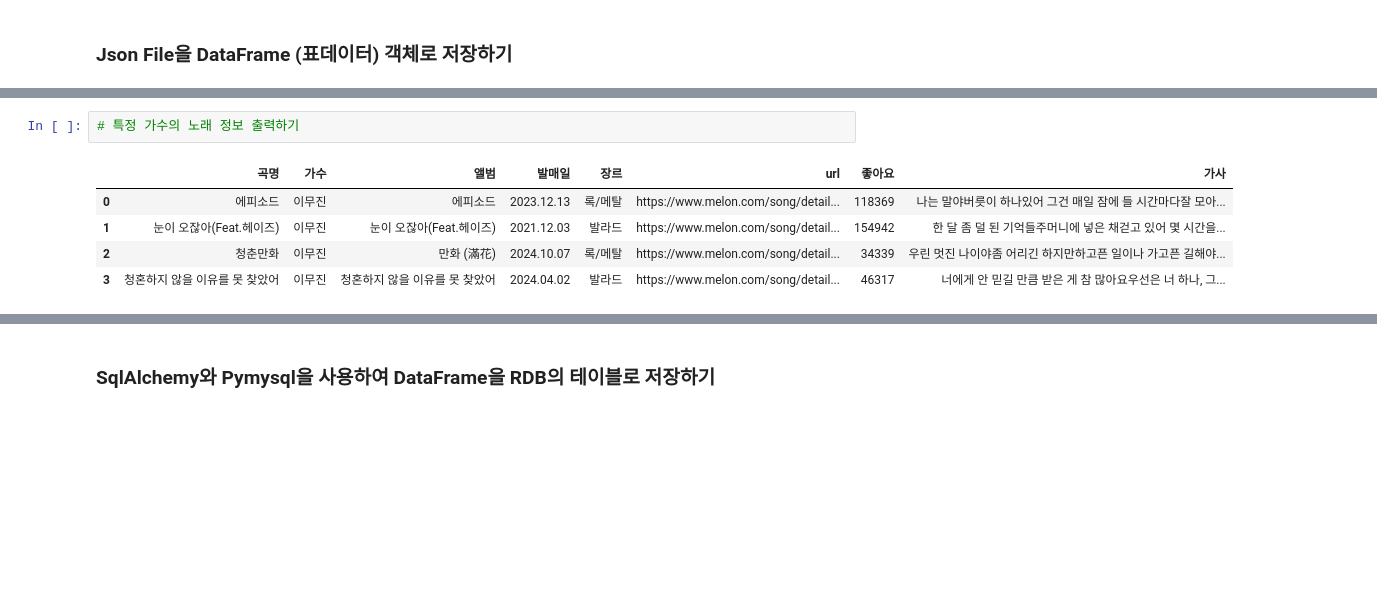
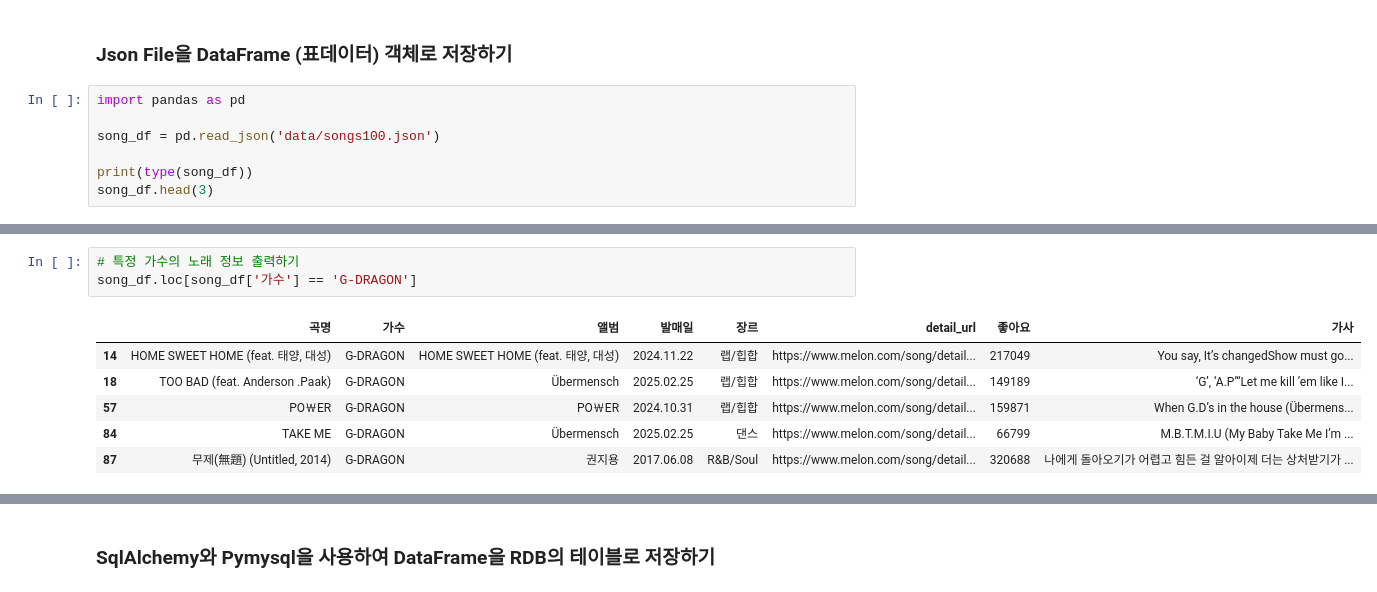
Before and after one commit to HyunGeunK/Python_WebScraping_Analysis, a Jupyter notebook: 04.Melon100차트_데이터파싱_DB저장.ipynb, the cells around one changed output, grey strips where cells are left out. Saved outputs shown, nothing was run; the diff lists cells and outputs as text; blank space fills up the shorter version.

```diff
--- a/04.Melon100차트_데이터파싱_DB저장.ipynb
+++ b/04.Melon100차트_데이터파싱_DB저장.ipynb
@@ -62,2 +250,9 @@ headers = {
 # %% [markdown]
 ### Json File을 DataFrame (표데이터) 객체로 저장하기
+# %%
+import pandas as pd
+
+song_df = pd.read_json('data/songs100.json')
+
+print(type(song_df))
+song_df.head(3)
@@ -90,8 +318,10 @@ Name: count, dtype: int64
 # %%
 # 특정 가수의 노래 정보 출력하기
+song_df.loc[song_df['가수'] == 'G-DRAGON']
 # %% [output]
-|  | 곡명 | 가수 | 앨범 | 발매일 | 장르 | url | 좋아요 | 가사 |
-| 0 | 에피소드 | 이무진 | 에피소드 | 2023.12.13 | 록/메탈 | https://www.melon.com/song/detail... | 118369 | 나는 말야버릇이 하나있어 그건 매일 잠에 들 시간마다잘 모아... |
-| 1 | 눈이 오잖아(Feat.헤이즈) | 이무진 | 눈이 오잖아(Feat.헤이즈) | 2021.12.03 | 발라드 | https://www.melon.com/song/detail... | 154942 | 한 달 좀 덜 된 기억들주머니에 넣은 채걷고 있어 몇 시간을... |
-| 2 | 청춘만화 | 이무진 | 만화 (滿花) | 2024.10.07 | 록/메탈 | https://www.melon.com/song/detail... | 34339 | 우린 멋진 나이야좀 어리긴 하지만하고픈 일이나 가고픈 길해야... |
-| 3 | 청혼하지 않을 이유를 못 찾았어 | 이무진 | 청혼하지 않을 이유를 못 찾았어 | 2024.04.02 | 발라드 | https://www.melon.com/song/detail... | 46317 | 너에게 안 믿길 만큼 받은 게 참 많아요우선은 너 하나, 그... |
+|  | 곡명 | 가수 | 앨범 | 발매일 | 장르 | detail_url | 좋아요 | 가사 |
+| 14 | HOME SWEET HOME (feat. 태양, 대성) | G-DRAGON | HOME SWEET HOME (feat. 태양, 대성) | 2024.11.22 | 랩/힙합 | https://www.melon.com/song/detail... | 217049 | You say, It’s changedShow must go... |
+| 18 | TOO BAD (feat. Anderson .Paak) | G-DRAGON | Übermensch | 2025.02.25 | 랩/힙합 | https://www.melon.com/song/detail... | 149189 | ‘G’, ‘A.P’“Let me kill ’em like I... |
+| 57 | PO￦ER | G-DRAGON | PO￦ER | 2024.10.31 | 랩/힙합 | https://www.melon.com/song/detail... | 159871 | When G.D’s in the house (Übermens... |
+| 84 | TAKE ME | G-DRAGON | Übermensch | 2025.02.25 | 댄스 | https://www.melon.com/song/detail... | 66799 | M.B.T.M.I.U (My Baby Take Me I’m ... |
+| 87 | 무제(無題) (Untitled, 2014) | G-DRAGON | 권지용 | 2017.06.08 | R&B/Soul | https://www.melon.com/song/detail... | 320688 | 나에게 돌아오기가 어렵고 힘든 걸 알아이제 더는 상처받기가 ... |
```
Also changed, not shown: parts of 34 cells of this notebook, 2 other files.
